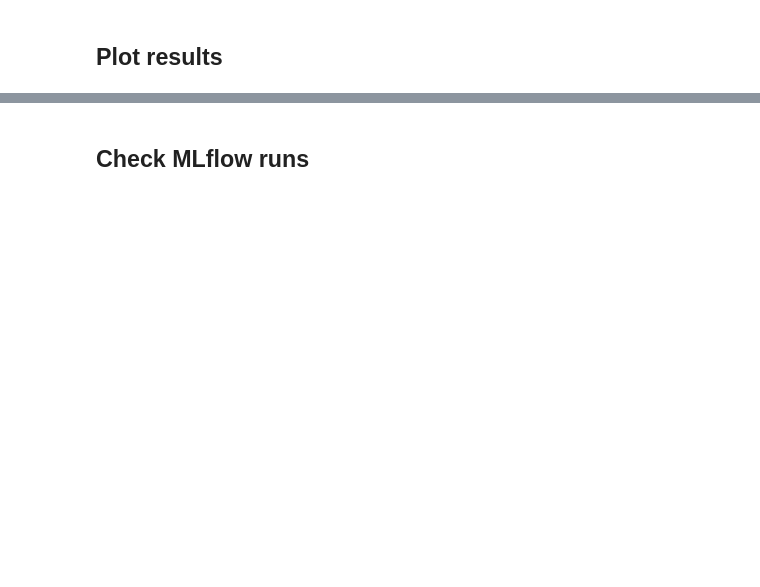
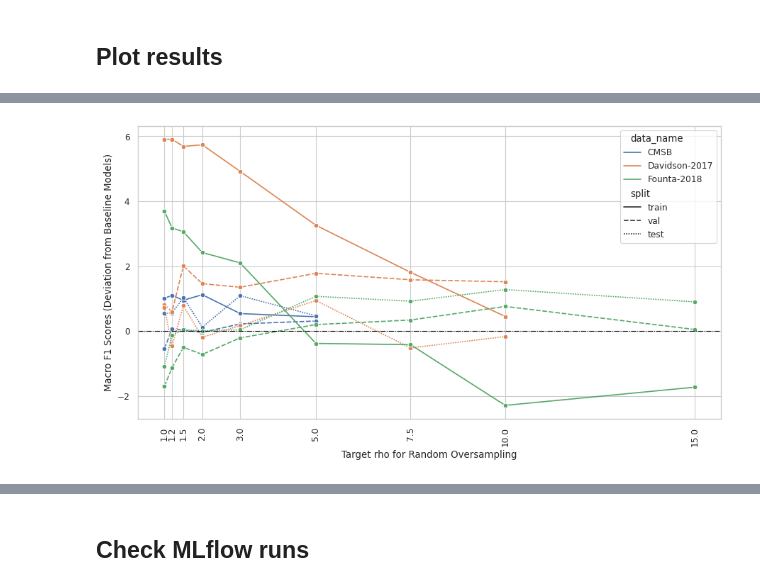
Before and after one commit to zhangyaqi20/imbalanced_text_classification, a Jupyter notebook: extract_mlflow_results.ipynb, the cells around one changed output, grey strips where cells are left out. Saved outputs shown, nothing was run; the diff lists cells and outputs as text; code cells hidden in the pictures; blank space fills up the shorter version.

```diff
--- a/extract_mlflow_results.ipynb
+++ b/extract_mlflow_results.ipynb
@@ -256,0 +305,26 @@ ax.figure.savefig('output_figure.svg', dpi=600, bbox_inches="tight")
+# %%
+df_overfitting_expanded = pd.DataFrame(columns=["sampling_modifiedRS_rho", "data_name", "split", "f1_delta"])
+rhos_unique = df_overfitting.sampling_modifiedRS_rho.unique().tolist()
+data_names_unique = df_overfitting.data_name.unique().tolist()
+data_names_list = []
+for data_name in data_names_unique:
+    data_names_list += [data_name_orig2display[data_name]] * 3 * len(rhos_unique)
+df_overfitting_expanded["data_name"] = data_names_list
+rhos_list = []
+for rho in rhos_unique:
+    rhos_list += [rho] * 3
+df_overfitting_expanded["sampling_modifiedRS_rho"] = rhos_list * len(data_names_unique)
+splits = ["train", "val", "test"]
+df_overfitting_expanded["split"] = splits * len(rhos_unique) * len(data_names_unique)
+for data_name in data_names_unique:
+    for split in splits:
+        for rho in rhos_unique:
+            where_to_assign = ((df_overfitting_expanded["data_name"] == data_name_orig2display[data_name])
+                                & (df_overfitting_expanded["split"] == split)
+                                & (df_overfitting_expanded["sampling_modifiedRS_rho"] == rho))
+            value_from_where = ((df_overfitting["data_name"] == data_name)
+                                & (df_overfitting["sampling_modifiedRS_rho"] == rho))
+            if len(df_overfitting[value_from_where]) > 0:
+                value = df_overfitting.loc[value_from_where, f"{split}_f1_macro_delta"].values[0]
+                df_overfitting_expanded.loc[where_to_assign, "f1_delta"] = value
+df_overfitting_expanded
@@ -256,0 +345,18 @@ ax.figure.savefig('output_figure.svg', dpi=600, bbox_inches="tight")
+# %%
+import seaborn as sns
+import matplotlib.pyplot as plt
+fig, ax = plt.subplots(figsize=(9,5))
+sns.lineplot(x="sampling_modifiedRS_rho", y="f1_delta", data=df_overfitting_expanded,
+                hue="data_name", style="split", marker="o", ax=ax)#
+rho_ticks = rhos_unique
+ax.set_xticks(rho_ticks, labels=rho_ticks, rotation=90)
+ax.set_xlabel("Target rho for Random Oversampling")
+# delta_ticks = [y for y in list(range(-2, 8, 2))]
+# ax.set_yticks(delta_ticks)
+ax.set_ylabel("Macro F1 Scores (Deviation from Baseline Models)")
+# '-', '--', '-.', ':', 'None', ' ', '', 'solid', 'dashed', 'dashdot', 'dotted'
+ax.axhline(y=0, linewidth=0.8, color="black", ls="-.")
+ax.figure.tight_layout()
+ax.figure.savefig('output_figure.svg', dpi=600, bbox_inches="tight")
+# %% [output]
+[figure, added]
```
Also changed, not shown: parts of 27 cells of this notebook, 11 other files.
